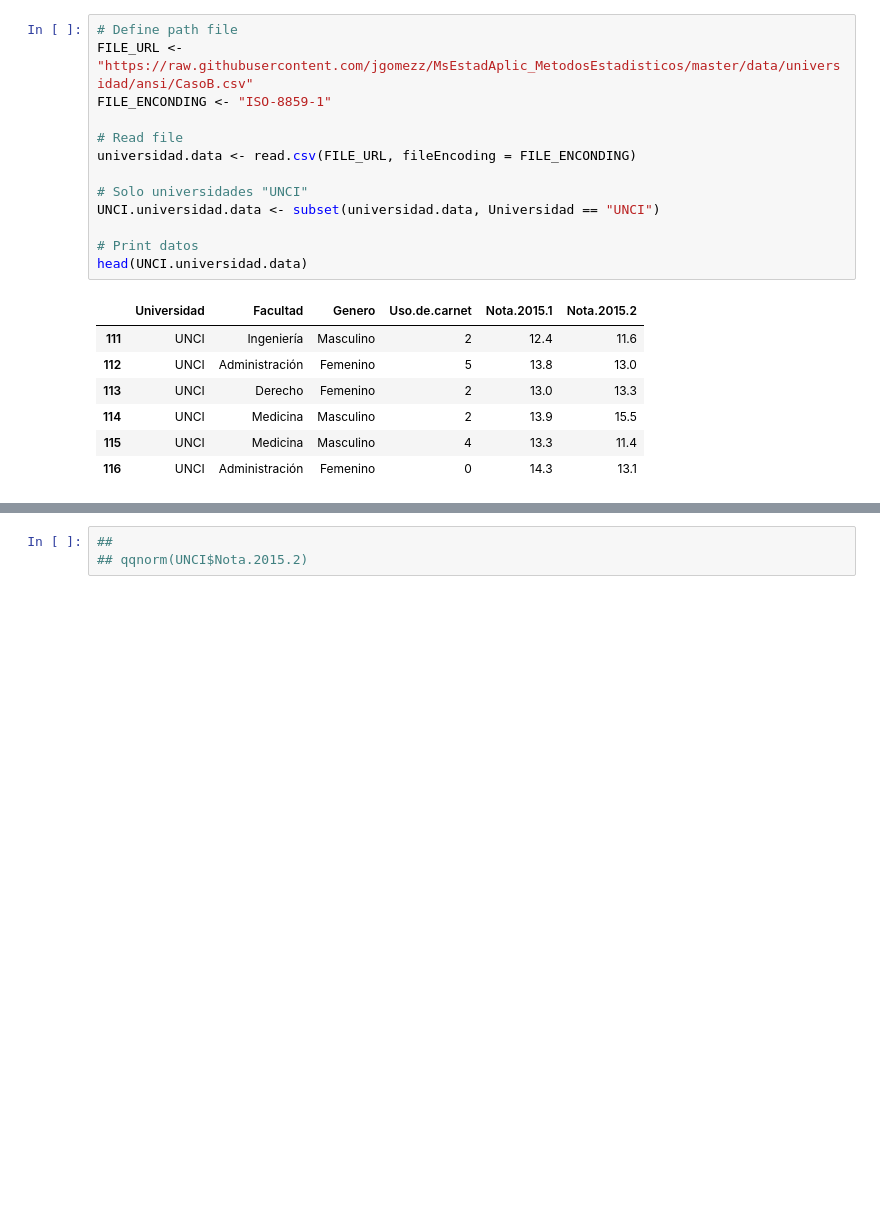
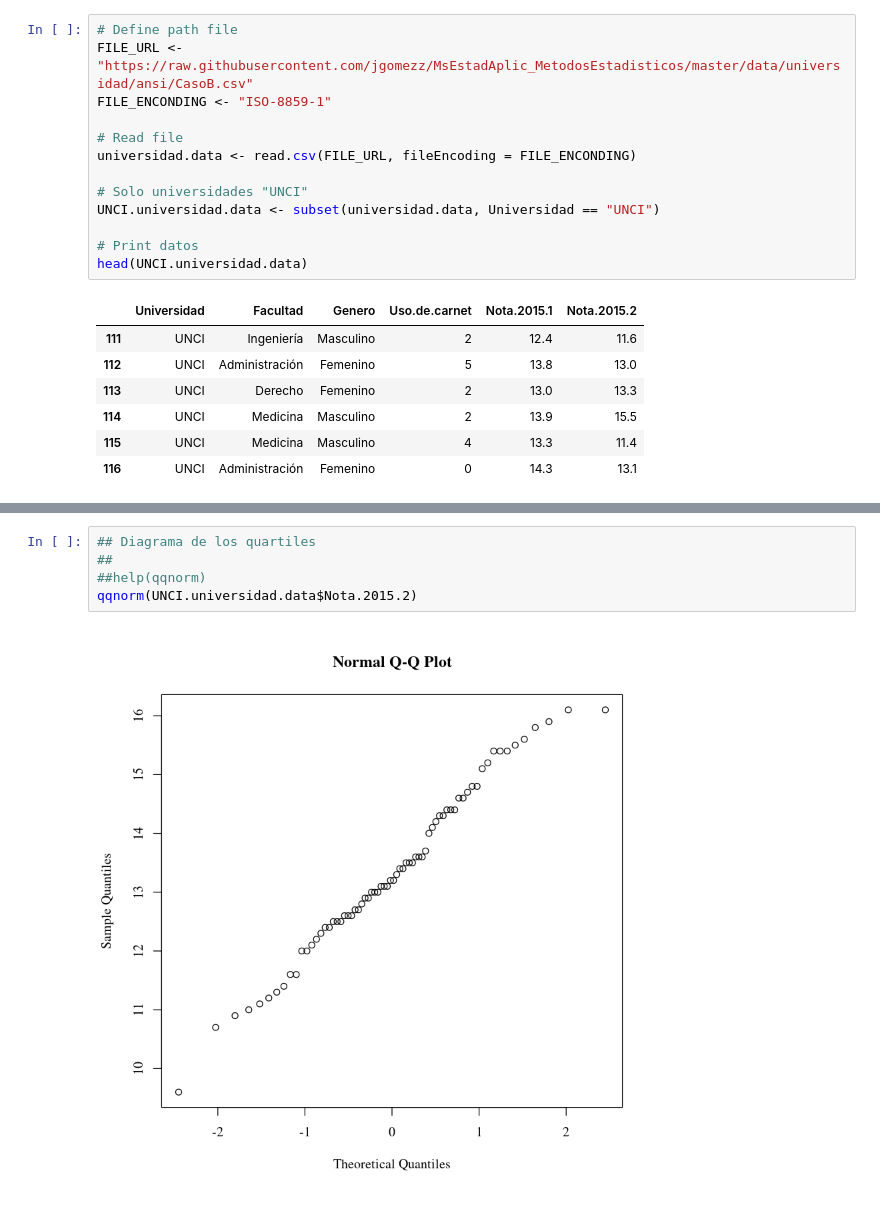
Before and after one commit to jgomezz/MsEstadAplic_MetodosEstadisticos, a Jupyter notebook: MuestreoEstadistico-Sesion05-IntervalosConfianzas.ipynb, the cells around one changed output, grey strips where cells are left out. Saved outputs shown, nothing was run; the diff lists cells and outputs as text; blank space fills up the shorter version.

```diff
--- a/MuestreoEstadistico-Sesion05-IntervalosConfianzas.ipynb
+++ b/MuestreoEstadistico-Sesion05-IntervalosConfianzas.ipynb
@@ -25,5 +25,9 @@ hist(UNCI.universidad.data$Nota.2015.2)
 # %% [output]
 [figure]
 # %%
+## Diagrama de los quartiles
 ##
-## qqnorm(UNCI$Nota.2015.2)
+##help(qqnorm)
+qqnorm(UNCI.universidad.data$Nota.2015.2)
+# %% [output]
+[figure, added]
```
Also changed, not shown: parts of 1 cell of this notebook.
